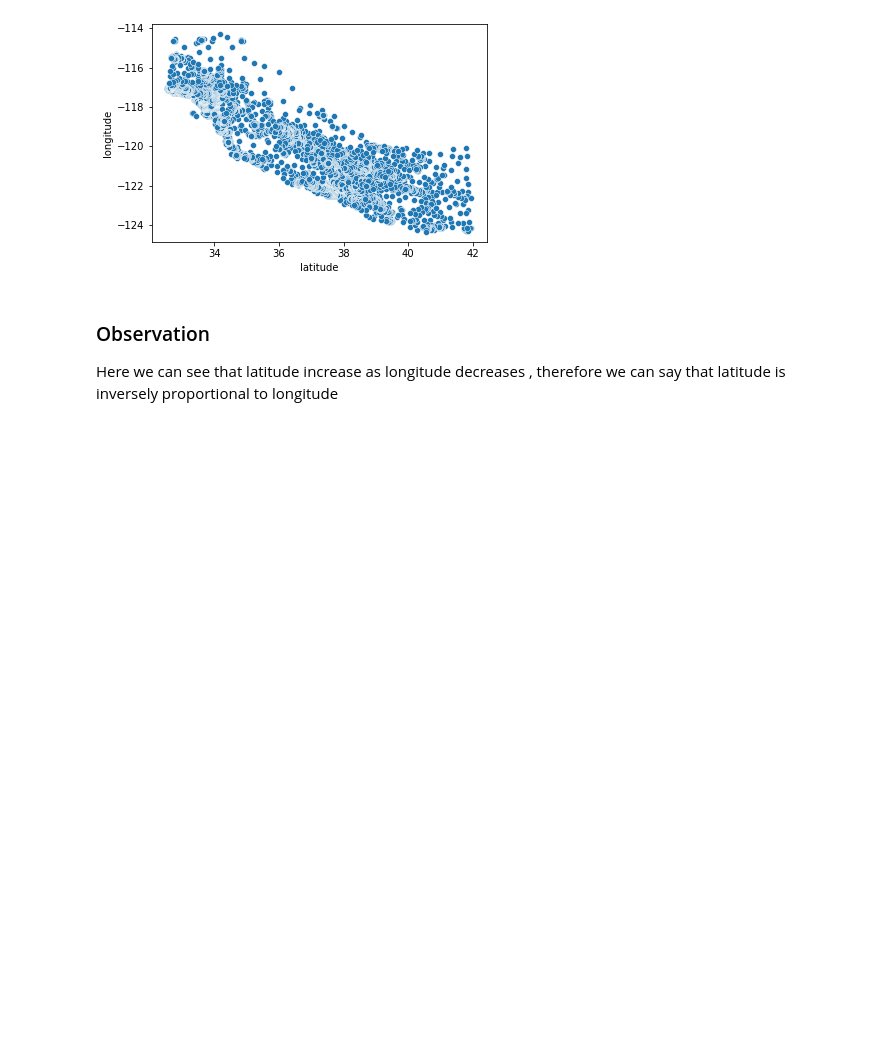
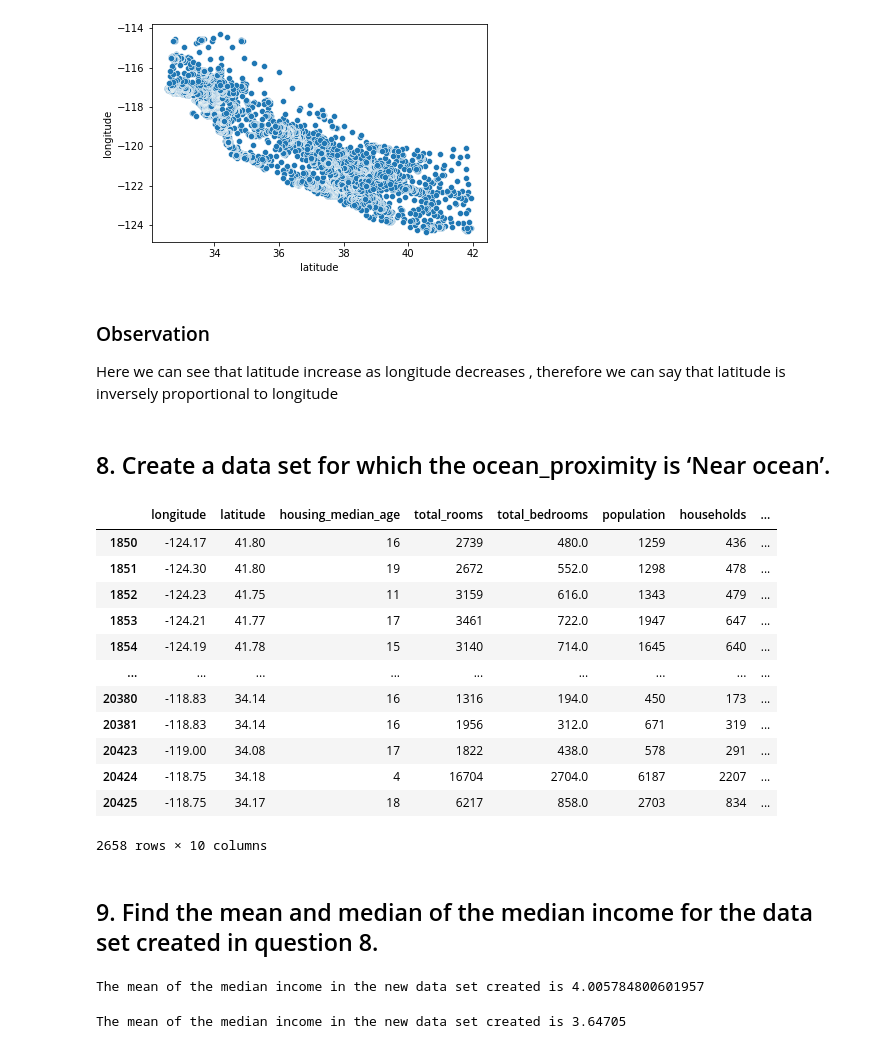
Before and after one commit to adhilMuhamed/California_Housing_Project, a Jupyter notebook: California_Housing_Price_Prediction.ipynb, the cells around one changed output. Drawn from its saved outputs; the diff is of its cells as text; code cells hidden in the pictures; blank space fills up the shorter version.

```diff
--- a/California_Housing_Price_Prediction.ipynb
+++ b/California_Housing_Price_Prediction.ipynb
@@ -202,3 +202,34 @@ plt.show()
 ### Observation
 
 Here we can see that latitude increase as longitude decreases , therefore we can say that latitude is inversely proportional to longitude
+# %% [markdown]
+## 8. Create a data set for which the ocean_proximity is ‘Near ocean’.
+# %%
+near_ocean_data = data.loc[data['ocean_proximity']=='NEAR OCEAN'] # loc is used to filter label based data
+near_ocean_data
+# %% [output]
+|  | longitude | latitude | housing_median_age | total_rooms | total_bedrooms | population | households | ... |
+| 1850 | -124.17 | 41.80 | 16 | 2739 | 480.0 | 1259 | 436 | ... |
+| 1851 | -124.30 | 41.80 | 19 | 2672 | 552.0 | 1298 | 478 | ... |
+| 1852 | -124.23 | 41.75 | 11 | 3159 | 616.0 | 1343 | 479 | ... |
+| 1853 | -124.21 | 41.77 | 17 | 3461 | 722.0 | 1947 | 647 | ... |
+| 1854 | -124.19 | 41.78 | 15 | 3140 | 714.0 | 1645 | 640 | ... |
+| ... | ... | ... | ... | ... | ... | ... | ... | ... |
+| 20380 | -118.83 | 34.14 | 16 | 1316 | 194.0 | 450 | 173 | ... |
+| 20381 | -118.83 | 34.14 | 16 | 1956 | 312.0 | 671 | 319 | ... |
+| 20423 | -119.00 | 34.08 | 17 | 1822 | 438.0 | 578 | 291 | ... |
+| 20424 | -118.75 | 34.18 | 4 | 16704 | 2704.0 | 6187 | 2207 | ... |
+| 20425 | -118.75 | 34.17 | 18 | 6217 | 858.0 | 2703 | 834 | ... |
+2658 rows × 10 columns
+# %% [markdown]
+## 9. Find the mean and median of the median income for the data set created in question 8.
+# %%
+ne_oc_me = near_ocean_data['median_income'].mean()  # mean function is used to find the mean of the data
+print(f"The mean of the median income in the new data set created is {ne_oc_me}")
+# %% [output]
+The mean of the median income in the new data set created is 4.005784800601957
+# %%
+ne_oc_med = near_ocean_data['median_income'].median() # median function is used to find the median of the data
+print(f"The mean of the median income in the new data set created is {ne_oc_med}")
+# %% [output]
+The mean of the median income in the new data set created is 3.64705
```
Also changed, not shown: parts of 3 cells of this notebook.
